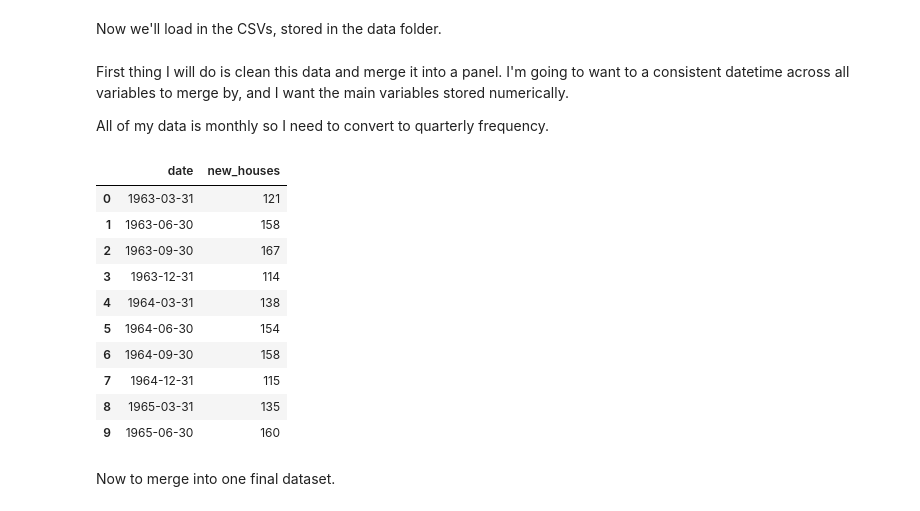
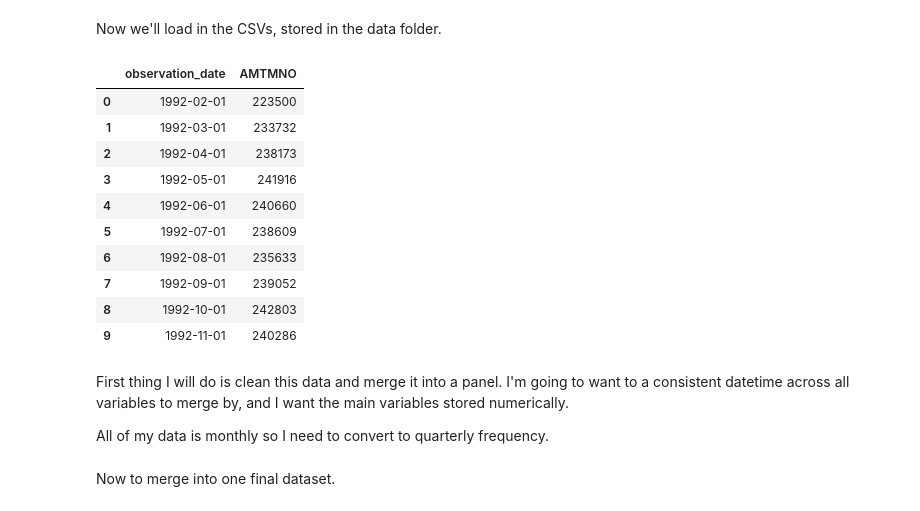
Before and after one commit to alejandrog-alt/6103-fall-25-Kennedy-Kuscu-Gomez, a Jupyter notebook: code/wpk_data_load.ipynb, the cells around one changed output. Drawn from its saved outputs; the diff is of its cells as text; code cells hidden in the pictures.

```diff
--- a/code/wpk_data_load.ipynb
+++ b/code/wpk_data_load.ipynb
@@ -27,33 +27,49 @@ consumer = pd.read_csv("../data/index_of_consumer_sentiment_umich.csv", skiprows
 # initial unemployment claims, FRED, https://fred.stlouisfed.org/series/ICSA
 # number, seasonally adjusted
 claims = pd.read_csv("../data/initial_unemployment_claims.csv")
 
 # business outlook survey, from Philly Fed, https://www.philadelphiafed.org/surveys-and-data/mbos-historical-data
 bus_outlook = pd.read_csv("../data/philly_fed_business_outlook_survey.csv")
 
 # auto sales, from FRED, https://fred.stlouisfed.org/series/TOTALSA
 # millions of units, seasonally adjusted
 auto = pd.read_csv("../data/total_auto_sales.csv")
 
 # total construction spending, from FRED, https://fred.stlouisfed.org/series/TLMFGCONS
 # millions of dollars, seasonally adjusted
 construct = pd.read_csv("../data/total_construction_spending_US.csv")
 
 # international trade, US Census, https://www.census.gov/foreign-trade/Press-Release/current_press_release/index.html
 # millions of dollars, seasonally adjusted
 i_trade = pd.read_excel("../data/monthly_international_trade.xlsx", skiprows = 7)
 
 # wholesale trade, from US Census, https://www.census.gov/wholesale/data/index.html
 # milliosn of dollars, seasonally adjusted
 w_trade = pd.read_excel("../data/monthly_wholesale_trade.xlsx", skiprows = 7)
 
 #import index from BLS, U.S. Import and Export Price Indexes, https://www.bls.gov/mxp/
 import_index = pd.read_csv("../data/import_index.csv")
 export_index = pd.read_csv("../data/export_index.csv")
 
 # new houses sold, from U.S.Census, https://www.census.gov/construction/nrs/data/series.html
 new_houses_sold = pd.read_csv("../data/new_houses_sold.csv")
 #new_houses_sold.head(10)
+
+# manufacturers new orders, from FRED, https://fred.stlouisfed.org/series/AMTMNO
+manufacturers = pd.read_csv("../data/manufacturers.csv")
+#manufacturers.head(10)
+# %% [output]
+|  | observation_date | AMTMNO |
+| 0 | 1992-02-01 | 223500 |
+| 1 | 1992-03-01 | 233732 |
+| 2 | 1992-04-01 | 238173 |
+| 3 | 1992-05-01 | 241916 |
+| 4 | 1992-06-01 | 240660 |
+| 5 | 1992-07-01 | 238609 |
+| 6 | 1992-08-01 | 235633 |
+| 7 | 1992-09-01 | 239052 |
+| 8 | 1992-10-01 | 242803 |
+| 9 | 1992-11-01 | 240286 |
 # %%
 # gdp is formatted weirdly so I'll load this and clean it separately
 
@@ -214,25 +230,20 @@ w_trade_q.rename(columns={'Value': 'wtrade'}, inplace=True)
 
 ### new houses sold  -------------------------------------------------
 new_houses_sold["date"] = pd.to_datetime(new_houses_sold["Date"], format="%b %Y")
-
 new_houses_sold = new_houses_sold.set_index("date").sort_index()
 houses_q = new_houses_sold.resample("QE").sum().reset_index()
-
 houses_q = houses_q[["date", "Thousands of homes sold per month"]]
 houses_q = houses_q.rename(columns={"Thousands of homes sold per month": "new_houses"})
 #houses_q.head(10)
+
+### manufacturers new orders -----------------------------------------
+manufacturers["date"] = pd.to_datetime(manufacturers["observation_date"])
+manufacturers = manufacturers.set_index("date").sort_index()
+manufacturers_q = manufacturers["AMTMNO"].resample("QE").sum()
+manufacturers_q = manufacturers_q.reset_index()
+manufacturers_q = manufacturers_q.rename(columns={"AMTMNO": "new_orders"})
+manufacturers_q = manufacturers_q[["date", "new_orders"]]
+manufacturers_q.head(10)
-# %% [output]
-|  | date | new_houses |
-| 0 | 1963-03-31 | 121 |
-| 1 | 1963-06-30 | 158 |
-| 2 | 1963-09-30 | 167 |
-| 3 | 1963-12-31 | 114 |
-| 4 | 1964-03-31 | 138 |
-| 5 | 1964-06-30 | 154 |
-| 6 | 1964-09-30 | 158 |
-| 7 | 1964-12-31 | 115 |
-| 8 | 1965-03-31 | 135 |
-| 9 | 1965-06-30 | 160 |
 # %% [markdown]
 Now to merge into one final dataset.
 # %%
```
Also changed, not shown: parts of 3 cells of this notebook, 2 other files.
